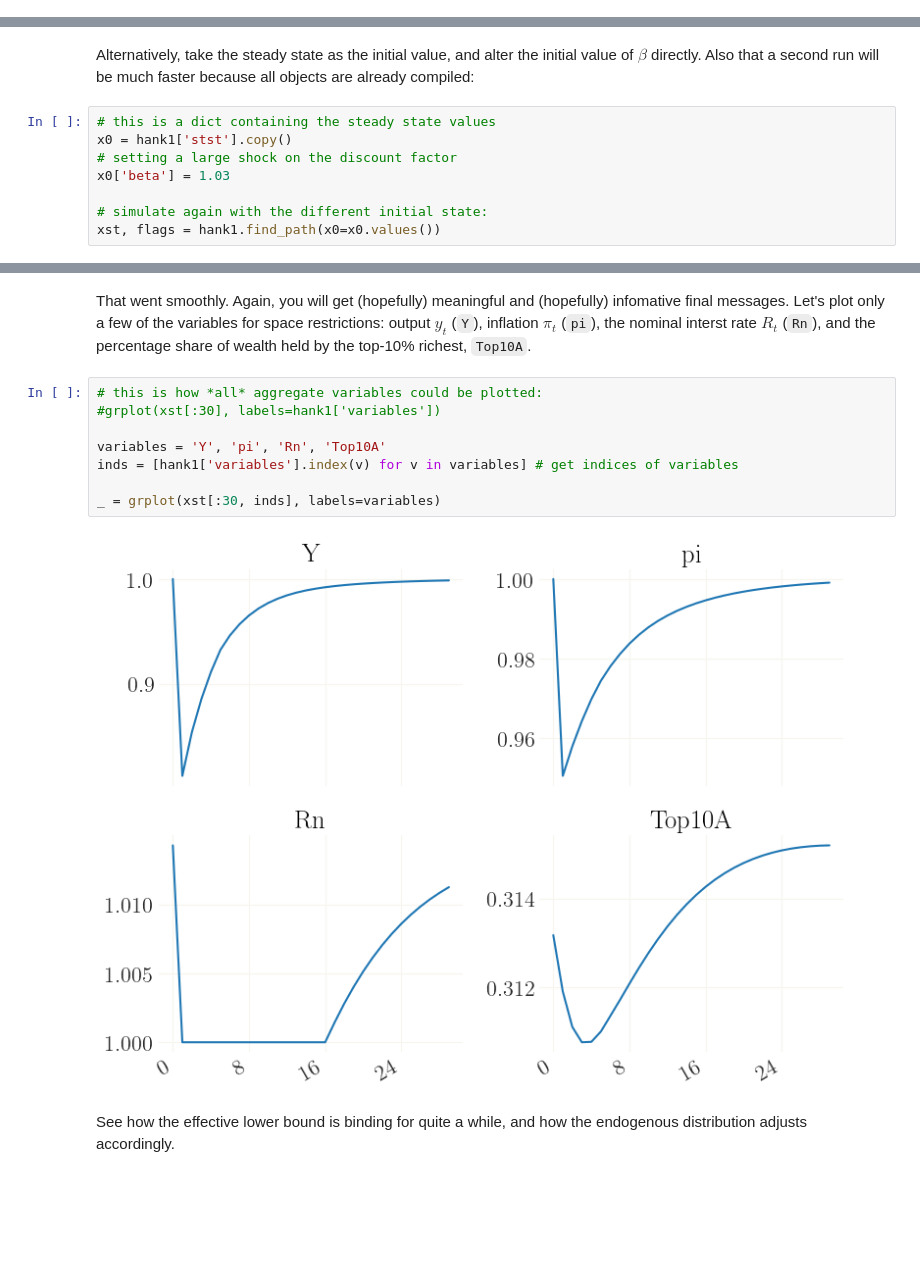
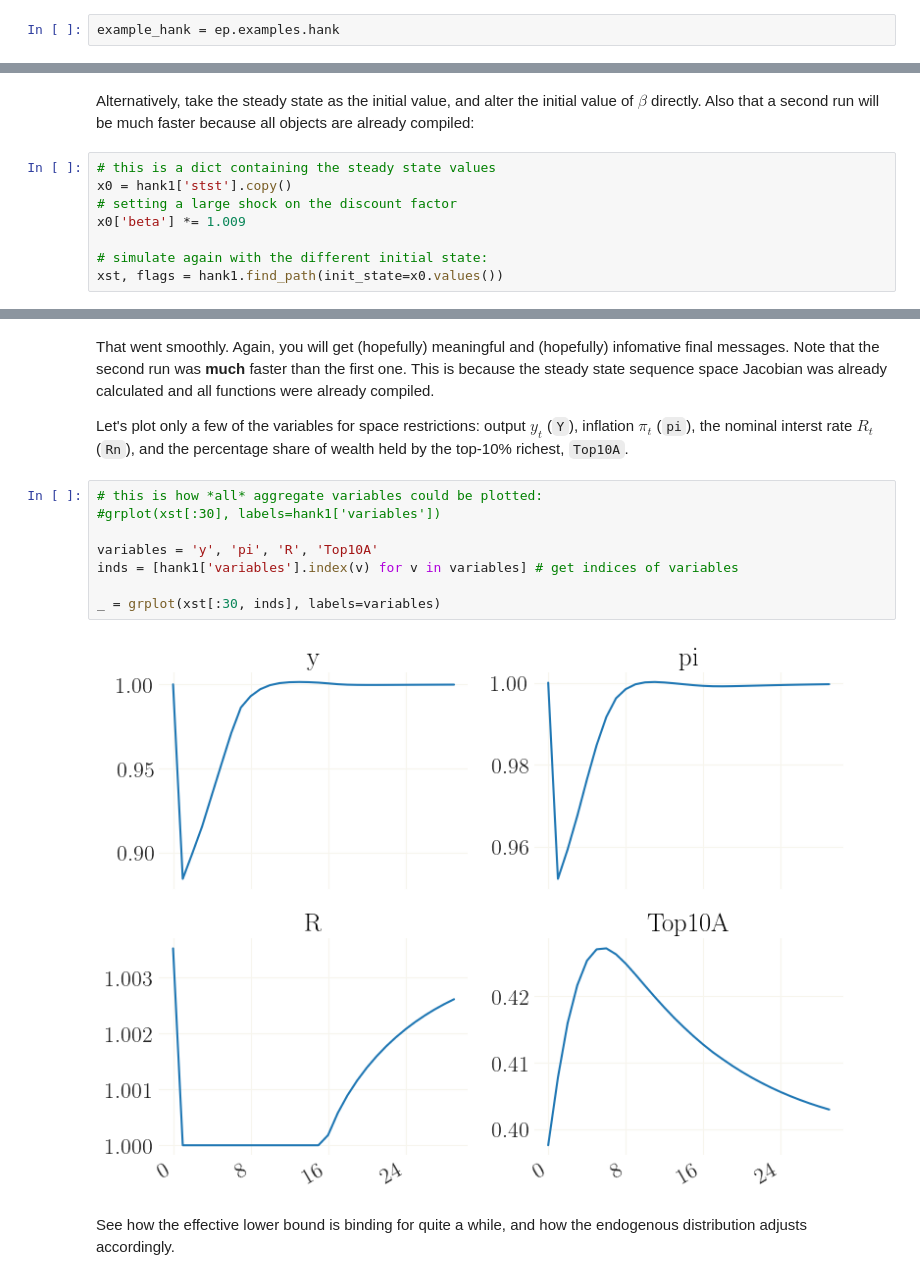
Before and after one commit to gboehl/econpizza, a Jupyter notebook: docs/tutorial/hank1.ipynb, the cells around one changed output, grey strips where cells are left out. Saved outputs shown, nothing was run; the diff lists cells and outputs as text; blank space fills up the shorter version.

```diff
--- a/docs/tutorial/hank1.ipynb
+++ b/docs/tutorial/hank1.ipynb
@@ -58 +19,3 @@ from econpizza import example_hank
+# %%
+example_hank = ep.examples.hank
 # %% [markdown]
@@ -184,8 +149,8 @@ Alternatively, take the steady state as the initial value, and alter the initial
 # this is a dict containing the steady state values
 x0 = hank1['stst'].copy()
 # setting a large shock on the discount factor
-x0['beta'] = 1.03
+x0['beta'] *= 1.009
 
 # simulate again with the different initial state:
-xst, flags = hank1.find_path(x0=x0.values())
+xst, flags = hank1.find_path(init_state=x0.values())
 # %% [output]
@@ -198,15 +167,17 @@ xst, flags = hank1.find_path(x0=x0.values())
 # %% [markdown]
-That went smoothly. Again, you will get (hopefully) meaningful and (hopefully) infomative final messages. Let's plot only a few of the variables for space restrictions: output $y_t$ (`Y`), inflation $\pi_t$ (`pi`), the nominal interst rate $R_t$ (`Rn`), and the percentage share of wealth held by the top-10% richest, `Top10A`.
+That went smoothly. Again, you will get (hopefully) meaningful and (hopefully) infomative final messages. Note that the second run was **much** faster than the first one. This is because the steady state sequence space Jacobian was already calculated and all functions were already compiled.
+
+Let's plot only a few of the variables for space restrictions: output $y_t$ (`Y`), inflation $\pi_t$ (`pi`), the nominal interst rate $R_t$ (`Rn`), and the percentage share of wealth held by the top-10% richest, `Top10A`.
 # %%
 # this is how *all* aggregate variables could be plotted:
 #grplot(xst[:30], labels=hank1['variables'])
 
-variables = 'Y', 'pi', 'Rn', 'Top10A'
+variables = 'y', 'pi', 'R', 'Top10A'
 inds = [hank1['variables'].index(v) for v in variables] # get indices of variables
 
 _ = grplot(xst[:30, inds], labels=variables)
 # %% [output]
-[figure, old version]
+[figure, new version]
 # %% [markdown]
 See how the effective lower bound is binding for quite a while, and how the endogenous distribution adjusts accordingly.
 # %% [markdown]
```
Also changed, not shown: parts of 23 cells of this notebook, 16 other files.
